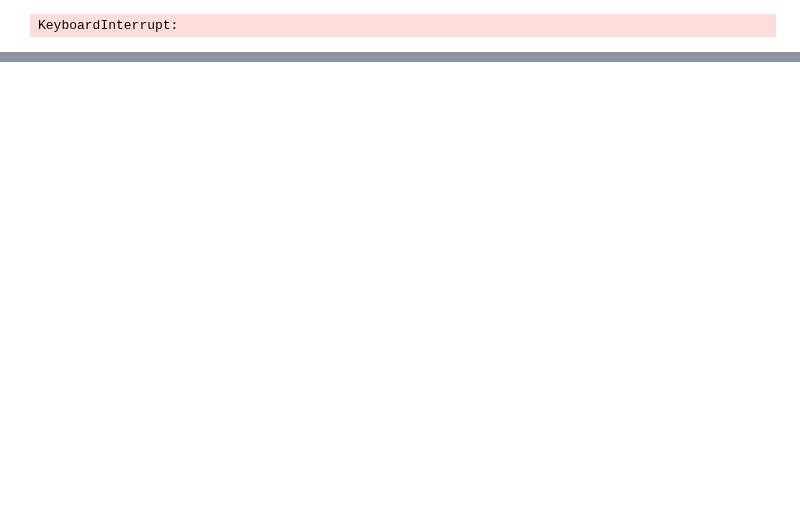
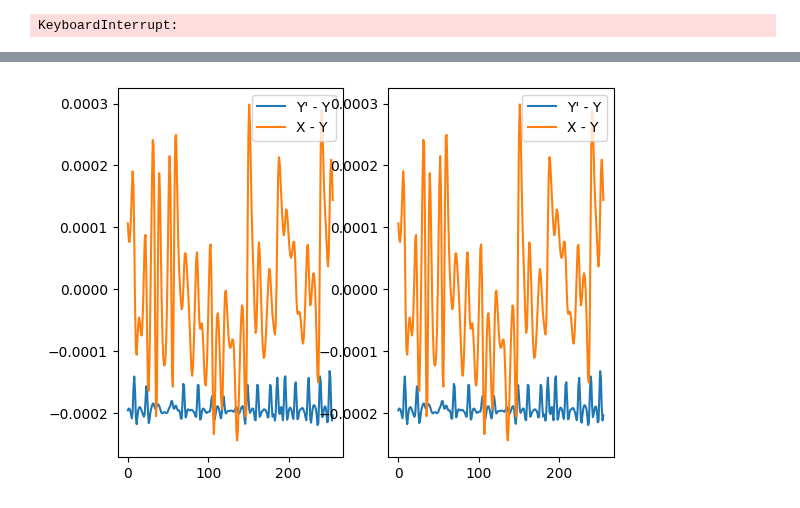
Before and after one commit to graps1/ELM-PDEs, a Jupyter notebook: dimensionless/ks2d_dimensionless.ipynb, the cells around one changed output, grey strips where cells are left out. Cells and saved outputs as stored; diff of their text form; code cells hidden in the pictures; blank space fills up the shorter version.

```diff
--- a/dimensionless/ks2d_dimensionless.ipynb
+++ b/dimensionless/ks2d_dimensionless.ipynb
@@ -332,0 +351,38 @@ torch.Size([1, 32, 256])
+# %%
+h = 60 * np.pi / 256
+dt = 0.01
+extent = 1
+
+fig, ax = plt.subplots(1,2)
+
+# completely one-dimensional
+X_ = torch.cat((X[:,-2*extent:],X,X[:,:2*extent]),dim=1).unsqueeze(1)
+X_ = denormalize(X_)
+lap = torch.tensor([1,-2,1]).double().view(1,1,3) / h**2
+id = torch.tensor([0,1,0]).double().view(1,1,3)
+conv = torch.nn.functional.conv1d
+dX_ = - conv(conv(X_,lap),lap) - conv(conv(X_,lap),id) - 0.5 * ( 0.5 * conv(conv(X_**2,lap),id) - conv(conv(X_,id)*conv(X_,lap),id))
+Y_ = denormalize(X) + dt * dX_
+Y_ = Y_[:,0,:]
+Y_ = normalize(Y_)
+ax[0].plot(  (Y_ - Y).flatten().cpu(), label="Y' - Y" )
+ax[0].plot(  (X - Y).flatten().cpu(), label="X - Y" )
+ax[0].legend()
+
+# two-dimensional
+X_ = X_.unsqueeze(3).repeat(1,1,1,2*2*extent+1)
+lap = torch.tensor([[1,2,1],[2,-12,2],[1,2,1]]).double().view(1,1,3,3) / h**2 / 4
+id = torch.tensor([[0,0,0],[0,1,0],[0,0,0]]).double().view(1,1,3,3)
+conv = torch.nn.functional.conv2d
+dX_ = - conv(conv(X_,lap),lap) - conv(conv(X_,lap),id) - 0.5 * ( 0.5 * conv(conv(X_**2,lap),id) - conv(conv(X_,id)*conv(X_,lap),id))
+dX_ = dX_[:,0,:,0]
+Y_ = denormalize(X) + dt * dX_
+Y_ = normalize(Y_)
+
+ax[1].plot(  (Y_ - Y).flatten().cpu(), label="Y' - Y" )
+ax[1].plot(  (X - Y).flatten().cpu(), label="X - Y" )
+ax[1].legend()
+
+plt.show()
+# %% [output]
+[figure, added]
```
Also changed, not shown: parts of 8 cells of this notebook, 7 other files.
